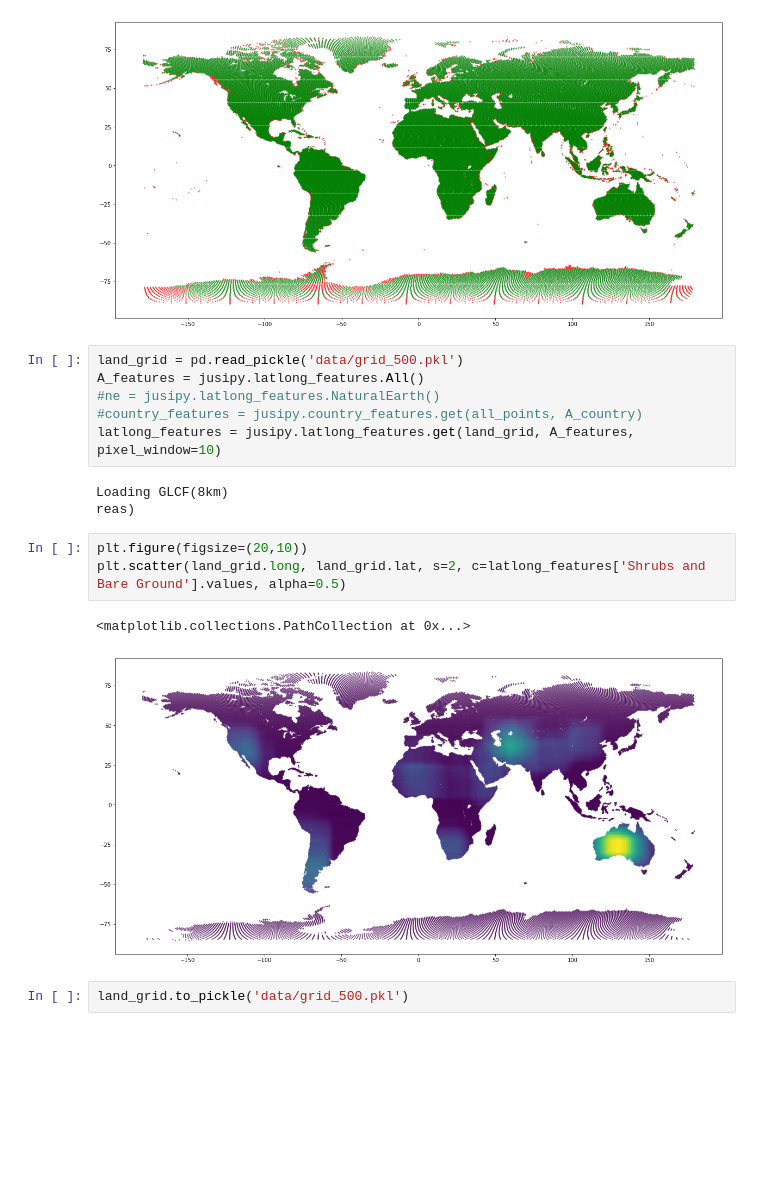
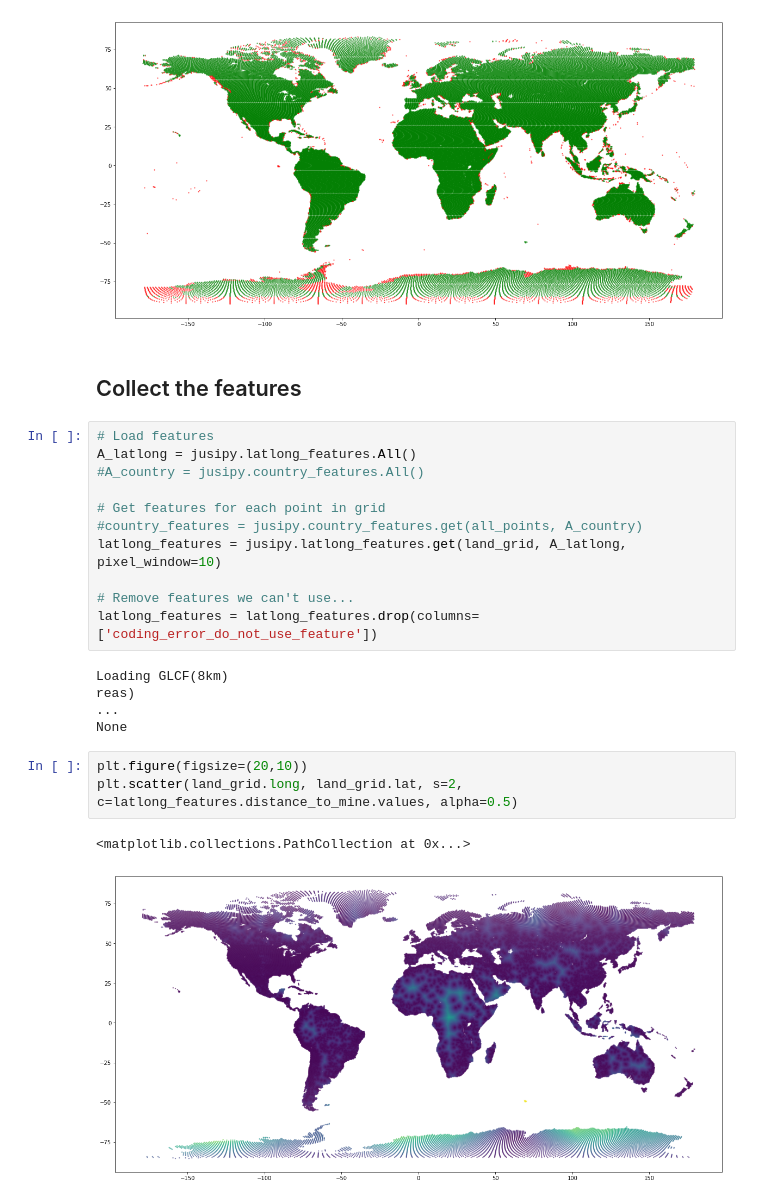
Before and after one commit to thiesgehrmann/JuSiPy_Asser, a Jupyter notebook: 2_pipeline_generate_grid.ipynb, the cells around one changed output. Drawn from its saved outputs; the diff is of its cells as text; blank space fills up the shorter version.

Commit message:
Added grid latlong_features. Added MRDS to latlong_features.All(). Added better options to Negative deals pipeline.

```diff
--- a/2_pipeline_generate_grid.ipynb
+++ b/2_pipeline_generate_grid.ipynb
@@ -23,19 +31,25 @@ plt.scatter(land_grid_wrong.long, land_grid_wrong.lat, s=2, c='r', alpha=0.5, zo
 # %% [output]
 <matplotlib.collections.PathCollection at 0x...>
 [figure]
+# %% [markdown]
+## Collect the features
 # %%
-land_grid = pd.read_pickle('data/grid_500.pkl')
-A_features = jusipy.latlong_features.All()
-#ne = jusipy.latlong_features.NaturalEarth()
+# Load features
+A_latlong = jusipy.latlong_features.All()
+#A_country = jusipy.country_features.All()
+
+# Get features for each point in grid
 #country_features = jusipy.country_features.get(all_points, A_country)
-latlong_features = jusipy.latlong_features.get(land_grid, A_features, pixel_window=10)
+latlong_features = jusipy.latlong_features.get(land_grid, A_latlong, pixel_window=10)
+
+# Remove features we can't use...
+latlong_features = latlong_features.drop(columns=['coding_error_do_not_use_feature'])
 # %% [output]
-Loading GLCF(8km)                                                                                                     reas)
+Loading GLCF(8km)                                                                                                     reas)                                                                              ...
+None
 # %%
 plt.figure(figsize=(20,10))
-plt.scatter(land_grid.long, land_grid.lat, s=2, c=latlong_features['Shrubs and Bare Ground'].values, alpha=0.5)
+plt.scatter(land_grid.long, land_grid.lat, s=2, c=latlong_features.distance_to_mine.values, alpha=0.5)
 # %% [output]
 <matplotlib.collections.PathCollection at 0x...>
-[figure, old version]
+[figure, new version]
-# %%
-land_grid.to_pickle('data/grid_500.pkl')
```
Also changed, not shown: parts of 8 cells of this notebook, 6 other files.
